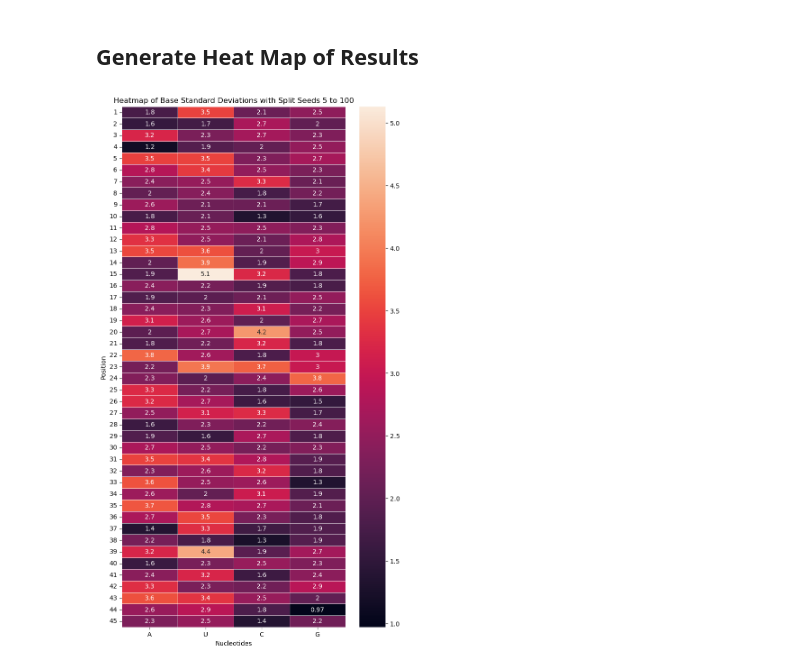
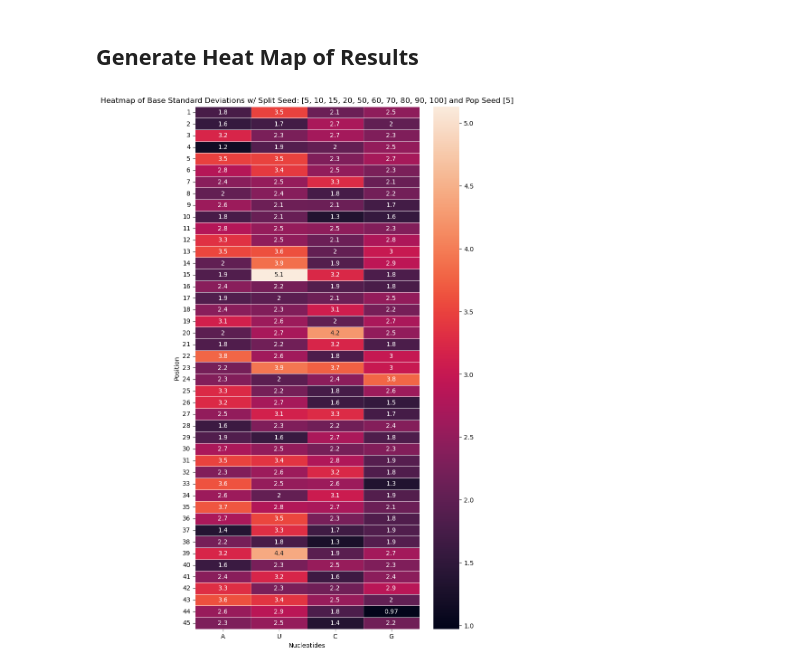
Before and after one commit to atalantatx/atx-genespec, a Jupyter notebook: PSSM_rep/generate_stddev_heat_map.ipynb, the cells around one changed output. Drawn from its saved outputs; the diff is of its cells as text; code cells hidden in the pictures.

Commit message:
Adding heatmap saving

```diff
--- a/PSSM_rep/generate_stddev_heat_map.ipynb
+++ b/PSSM_rep/generate_stddev_heat_map.ipynb
@@ -64,18 +70,23 @@ position
 # %%
 import seaborn as sns
 import matplotlib.pyplot as plt
 
 plt.figure(figsize=(8, 15))
-sns.heatmap(grouped_stddev, annot=True, linewidths=0.5)
+svm = sns.heatmap(grouped_stddev, annot=True, linewidths=0.5)
 
 # Customize the plot
-plt.title(f"Heatmap of Base Standard Deviations")
+plt.title(f"Heatmap of Base Standard Deviations w/ Split Seed: {split_seeds} and Pop Seed {seed}")
 plt.xlabel("Nucleotides")
 plt.ylabel("Position")
 plt.xticks(rotation=0)
 plt.yticks(rotation=0)
 
 # Show the plot
 plt.show()
+
+figure = svm.get_figure()
+# Save the plot
+outfile = f"heatmaps/heatmap_bdna_data_KL25082020_split_seed-{split_seeds}_pop_seed-{seed}.png"
+figure.savefig(outfile)
 # %% [output]
-[figure, old version]
+[figure, new version]
```
Also changed, not shown: parts of 1 cell of this notebook, 1 other file.
